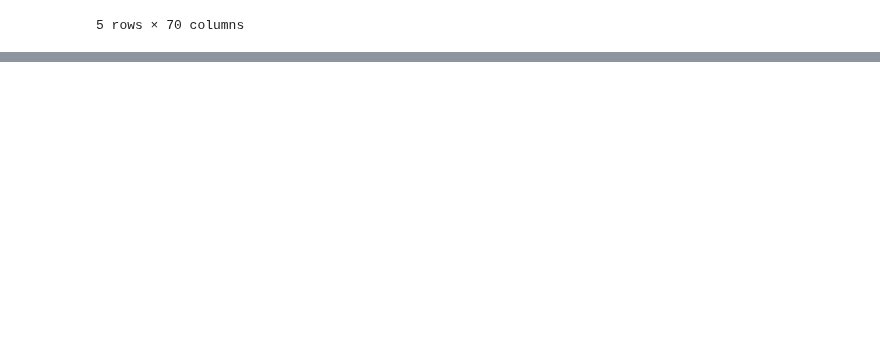
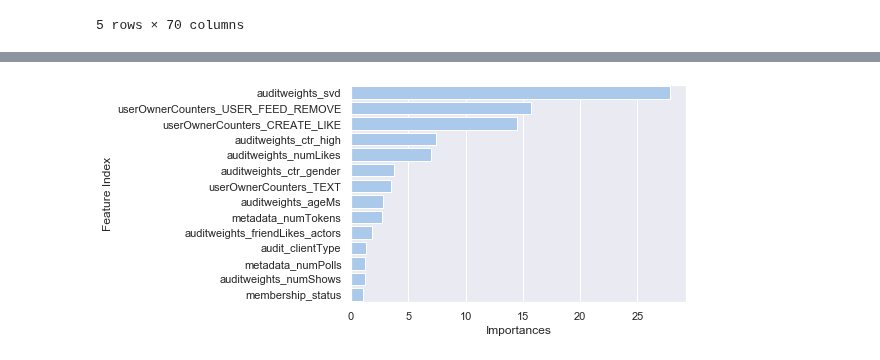
Before and after one commit to MLDPEngineer/User-behaviour-clasification, a Jupyter notebook: Gradient_boosting_model.ipynb, the cells around one changed output, grey strips where cells are left out. Cells and saved outputs as stored; diff of their text form; code cells hidden in the pictures; blank space fills up the shorter version.

```diff
--- a/Gradient_boosting_model.ipynb
+++ b/Gradient_boosting_model.ipynb
@@ -78,8 +99,21 @@ model.get_feature_importance(prettified=True)
 | 68 | IS_PART_OF_TOPIC | 0.000000 |
 | 69 | IS_PROMO | 0.000000 |
 70 rows × 2 columns
-# %%
-model = CatBoostClassifier().load_model(fname='gr_boost', format='catboost')
+# %%
+def plot_importances(model, percent_treshold=1):
+    sns.set(style="darkgrid")
+    sns.set_context("notebook")
+
+    feature_importance = model.get_feature_importance(prettified=True)
+
+    sns.set_color_codes("pastel")
+    sns.barplot(x="Importances", y="Feature Index",
+                data=feature_importance.loc[feature_importance['Importances'] > percent_treshold,:],
+                label="Feature importances", color="b")
+
+plot_importances(model)
+# %% [output]
+[figure, added]
 # %%
 %%time
 predicted = model.predict_proba(X_test, thread_count=-1, verbose=True)
```
Also changed, not shown: parts of 16 cells of this notebook, 4 other files.
